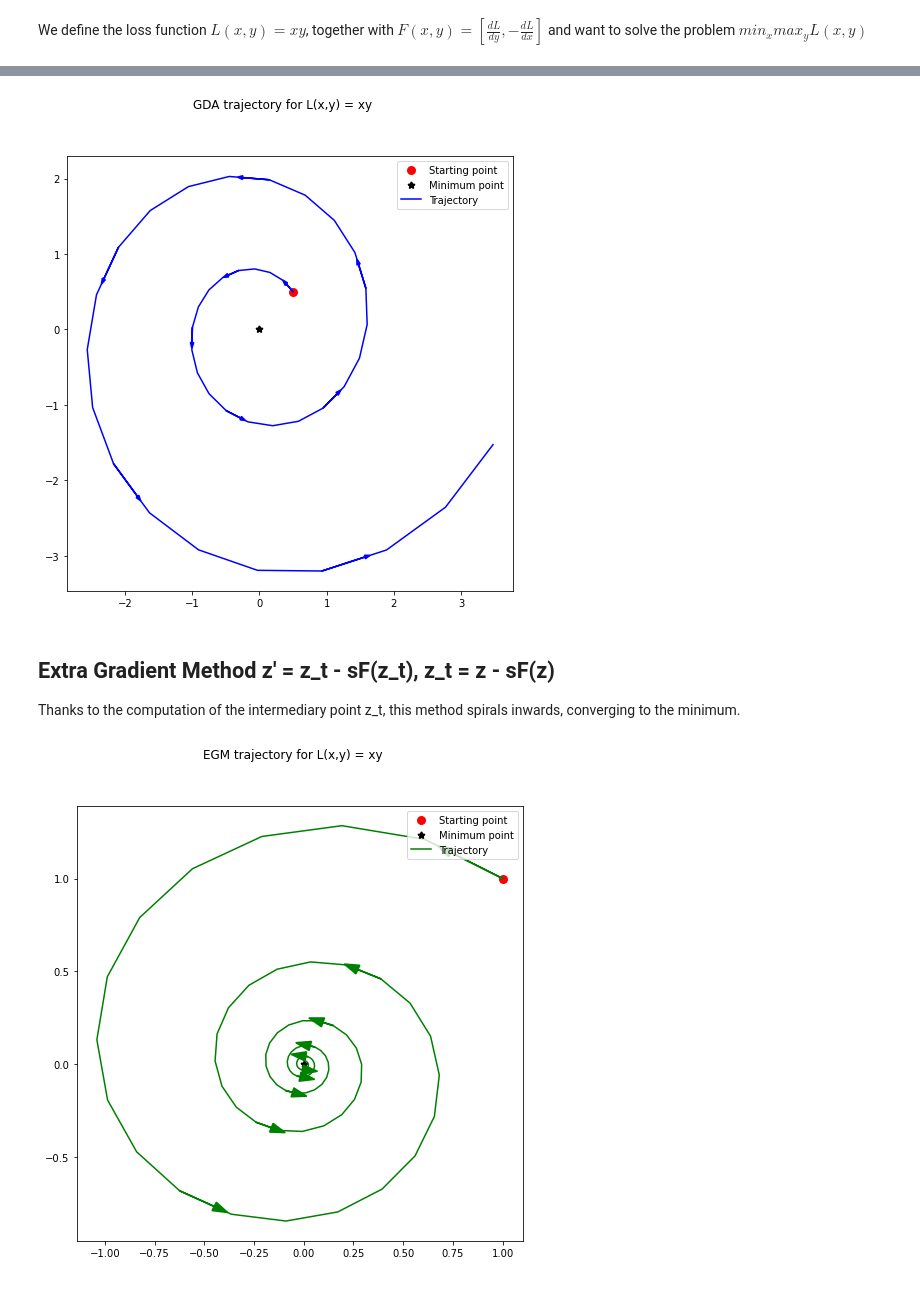
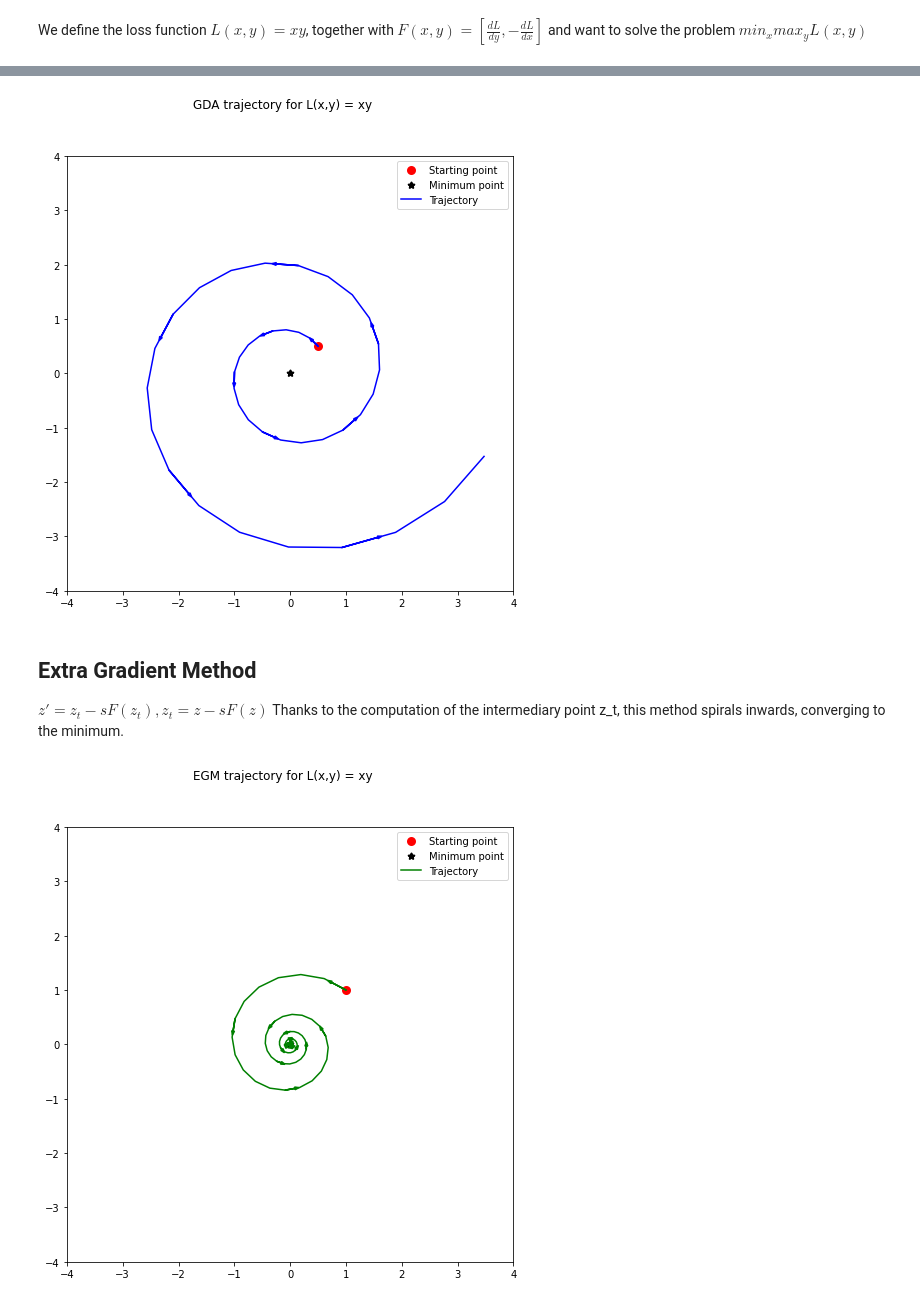
Before and after one commit to jkasalt/ganz_OptML, a Jupyter notebook: notebook.ipynb, the cells around one changed output, grey strips where cells are left out. Saved outputs shown, nothing was run; the diff lists cells and outputs as text; code cells hidden in the pictures.

```diff
--- a/notebook.ipynb
+++ b/notebook.ipynb
@@ -14,7 +14,7 @@ def L(z):
 def F(z):
     return np.array([z[1], -z[0]])
 # %%
-def plot_trajectory(points, grads, max_iters, title, line_color = 'b'):
+def plot_trajectory(points, update_directions, max_iters, title, nb_arrows = 10, line_color = 'b'):
     """Plot the trajectory in the x-y plane of a DTA.
         INPUT:
             points: list of np.array, each corresponding to one point at one iteration
@@ -29,11 +29,14 @@ def plot_trajectory(points, grads, max_iters, title, line_color = 'b'):
 
     # Add gradient arrows
     scale = 0.2
-    x_grads = [z[0] for z in grads]
-    y_grads = [z[1] for z in grads]
-    for i in range(0, max_iters, int(max_iters/10)):
-        plt.arrow(xs[i], ys[i], -scale*x_grads[i], -scale*y_grads[i], lw = 1.5, head_width = 0.05, color = line_color)
+    x_grads = [z[0] for z in update_directions]
+    y_grads = [z[1] for z in update_directions]
+    for i in range(0, max_iters, int(max_iters/nb_arrows)):
+        plt.arrow(xs[i], ys[i], scale*x_grads[i], scale*y_grads[i], lw = 1.5, head_width = 0.05, color = line_color)
 
+    ax_lim = 4
+    plt.xlim(-ax_lim,ax_lim)
+    plt.ylim(-ax_lim,ax_lim)
     plt.legend(loc = 'upper right')
     if title is not None:
         plt.suptitle(title)
@@ -44,38 +47,39 @@ Spiral outwards, diverges
 def GDA(z0, gamma, max_iters, plot = True):
     """Gradient Descent Ascent algorithm"""
     points = []
-    grads = []
+    update_directions = []
 
-    z = z0
+    z = np.copy(z0)
     for n_iter in range(max_iters):
         points.append(np.copy(z))
-        # Compute gradient
-        grad = F(z)
-        grads.append(np.copy(grad))
+        # Compute update direction
+        update_direction = -F(z)
+        update_directions.append(np.copy(update_direction))
 
         # Update z with the algorithm
-        z -= gamma * grad
+        z += gamma * update_direction
 
     if plot:
-        plot_trajectory(points, grads, max_iters, title = 'GDA trajectory for L(x,y) = xy', line_color='b')
+        plot_trajectory(points, update_directions, max_iters, title = 'GDA trajectory for L(x,y) = xy', line_color='b')
 
-    return points, grads
+    return points, update_directions
 # %%
 z0 = np.array([0.5,.5])
 gamma = 0.3
 max_iters = 40
 
-points, grads = GDA(z0, gamma, max_iters)
+points, update_directions = GDA(z0, gamma, max_iters)
 # %% [output]
-[figure, old version]
+[figure, new version]
 # %% [markdown]
-## Extra Gradient Method z' = z_t - sF(z_t), z_t = z - sF(z)
+## Extra Gradient Method
+$z' = z_t - sF(z_t), z_t = z - sF(z)$
 Thanks to the computation of the intermediary point z_t, this method spirals inwards, converging to the minimum.
 # %%
 def EGM(z0, gamma, max_iters, plot = True):
     """Extra Gradient Method"""
     points = []
-    grads = []
+    update_directions = []
 
     z = np.copy(z0)
     z_t = np.copy(z0)
@@ -86,21 +90,21 @@ def EGM(z0, gamma, max_iters, plot = True):
         z_t = z - gamma*grad_z
 
         # Update next point
-        grad_z_t = F(z_t)
-        z -= gamma*grad_z_t
+        update_direction = -F(z_t)
+        z += gamma*update_direction
 
-        grads.append(np.copy(grad_z_t))
+        update_directions.append(np.copy(update_direction))
 
 
     if plot:
-        plot_trajectory(points, grads, max_iters, 'EGM trajectory for L(x,y) = xy', line_color='g')
+        plot_trajectory(points, update_directions, max_iters, 'EGM trajectory for L(x,y) = xy', nb_arrows = 15, line_color='g')
 
-    return points, grads
+    return points, update_directions
 # %%
 z0 = np.array([1.,1.])
 gamma = 0.3
 max_iters = 100
 
-points, grads = EGM(z0, gamma, max_iters)
+points, update_directions = EGM(z0, gamma, max_iters)
 # %% [output]
-[figure, old version]
+[figure, new version]
```
Also changed, not shown: parts of 11 cells of this notebook.
